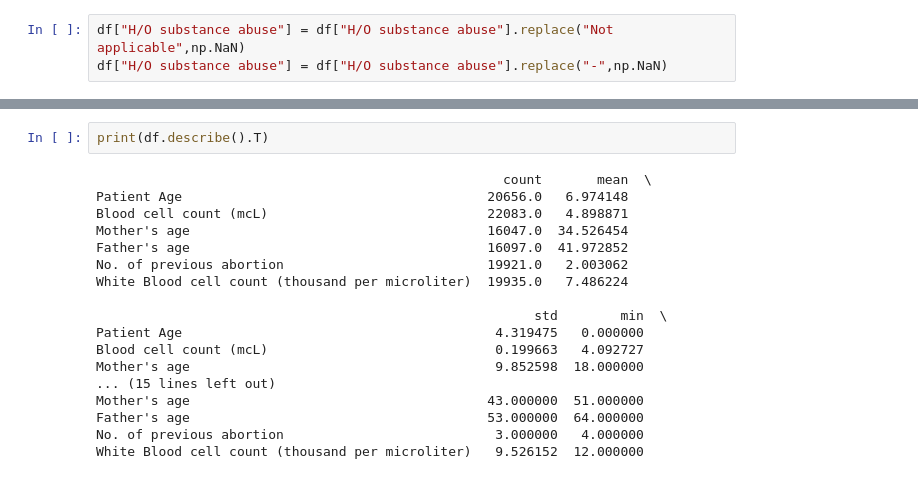
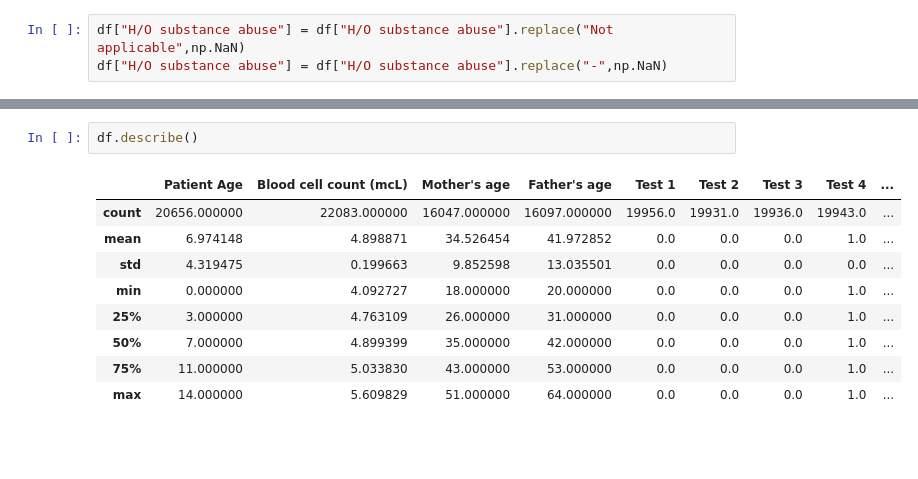
Before and after one commit to DavidHuang0621/Genomes-GeneticDisorders, a Jupyter notebook: EDA.ipynb, the cells around one changed output, grey strips where cells are left out. Drawn from its saved outputs; the diff is of its cells as text; blank space fills up the shorter version.

```diff
--- a/EDA.ipynb
+++ b/EDA.ipynb
@@ -124,20 +143,12 @@ None
-# %%
-print(df.describe().T)
-# %% [output]
-                                                    count       mean  \
-Patient Age                                       20656.0   6.974148
-Blood cell count (mcL)                            22083.0   4.898871
-Mother's age                                      16047.0  34.526454
-Father's age                                      16097.0  41.972852
-No. of previous abortion                          19921.0   2.003062
-White Blood cell count (thousand per microliter)  19935.0   7.486224
-
-                                                        std        min  \
-Patient Age                                        4.319475   0.000000
-Blood cell count (mcL)                             0.199663   4.092727
-Mother's age                                       9.852598  18.000000
-... (15 lines left out)
-Mother's age                                      43.000000  51.000000
-Father's age                                      53.000000  64.000000
-No. of previous abortion                           3.000000   4.000000
-White Blood cell count (thousand per microliter)   9.526152  12.000000
+# %%
+df.describe()
+# %% [output]
+|  | Patient Age | Blood cell count (mcL) | Mother's age | Father's age | Test 1 | Test 2 | Test 3 | Test 4 | ... |
+| count | 20656.000000 | 22083.000000 | 16047.000000 | 16097.000000 | 19956.0 | 19931.0 | 19936.0 | 19943.0 | ... |
+| mean | 6.974148 | 4.898871 | 34.526454 | 41.972852 | 0.0 | 0.0 | 0.0 | 1.0 | ... |
+| std | 4.319475 | 0.199663 | 9.852598 | 13.035501 | 0.0 | 0.0 | 0.0 | 0.0 | ... |
+| min | 0.000000 | 4.092727 | 18.000000 | 20.000000 | 0.0 | 0.0 | 0.0 | 1.0 | ... |
+| 25% | 3.000000 | 4.763109 | 26.000000 | 31.000000 | 0.0 | 0.0 | 0.0 | 1.0 | ... |
+| 50% | 7.000000 | 4.899399 | 35.000000 | 42.000000 | 0.0 | 0.0 | 0.0 | 1.0 | ... |
+| 75% | 11.000000 | 5.033830 | 43.000000 | 53.000000 | 0.0 | 0.0 | 0.0 | 1.0 | ... |
+| max | 14.000000 | 5.609829 | 51.000000 | 64.000000 | 0.0 | 0.0 | 0.0 | 1.0 | ... |
```
Also changed, not shown: parts of 26 cells of this notebook.
